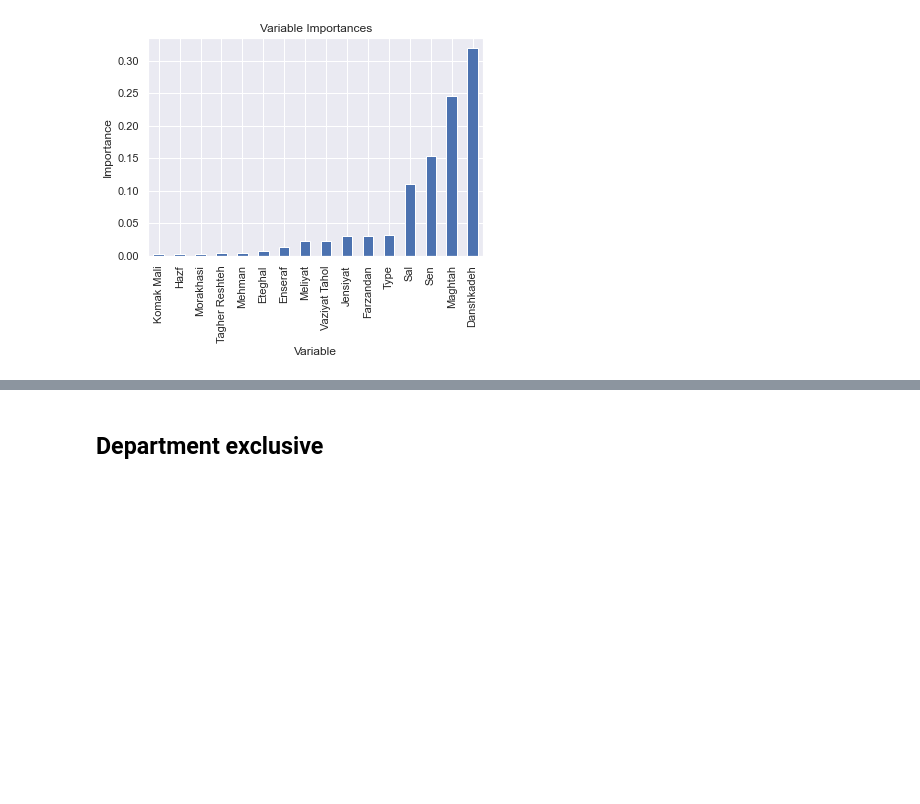
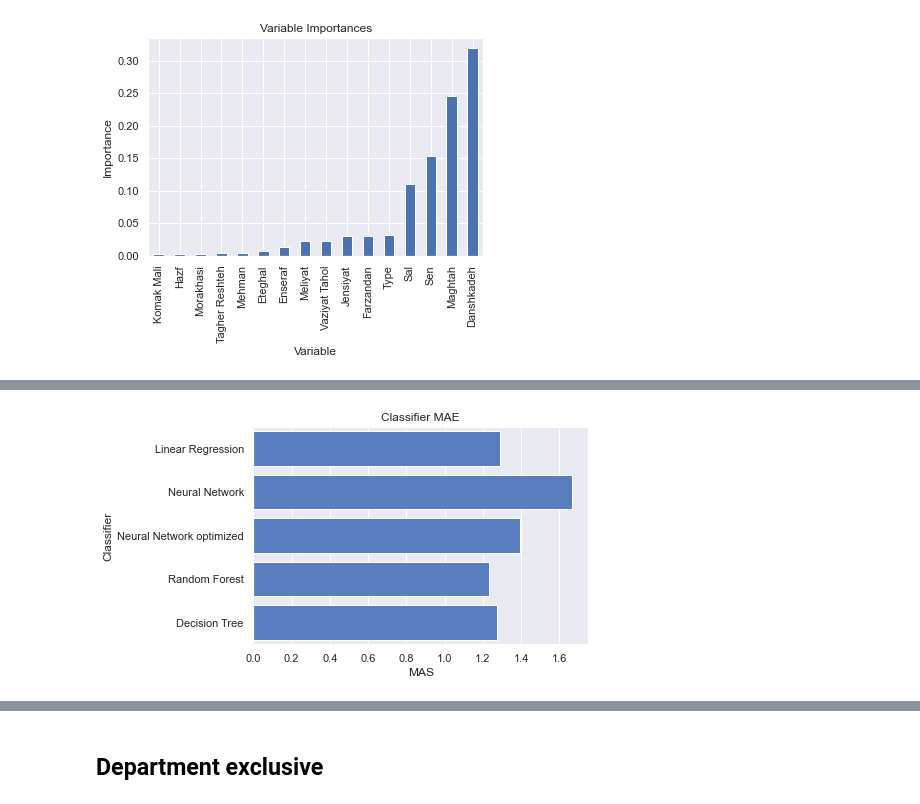
Before and after one commit to mghasemi19/ML_EconEduc, a Jupyter notebook: GPA_Regression.ipynb, the cells around one changed output, grey strips where cells are left out. Saved outputs shown, nothing was run; the diff lists cells and outputs as text; code cells hidden in the pictures; blank space fills up the shorter version.

Commit message:
Bar plots for GPA results

```diff
--- a/GPA_Regression.ipynb
+++ b/GPA_Regression.ipynb
@@ -368,3 +377,9 @@ RMSE: 1.6661830412144734
+# %%
+log_entry = pd.DataFrame([["Neural Network", metrics.mean_absolute_error(y_test, NN_pred),
+                           metrics.mean_squared_error(y_test, NN_pred),
+                           np.sqrt(metrics.mean_squared_error(y_test, NN_pred))
+                           ]], columns=log_cols)
+log = log.append(log_entry)
 # %%
 predictions = model.predict(X_test)
 predictions = predictions.reshape(predictions.shape[0])
@@ -554,3 +569,9 @@ RMSE: 1.4674759264983366
+# %%
+log_entry = pd.DataFrame([["Neural Network optimized", metrics.mean_absolute_error(y_test, NN_pred_opt),
+                           metrics.mean_squared_error(y_test, NN_pred_opt),
+                           np.sqrt(metrics.mean_squared_error(y_test, NN_pred_opt))
+                           ]], columns=log_cols)
+log = log.append(log_entry)
 # %%
 predictions_opt = drop_model.predict(X_test)
 predictions_opt = predictions_opt.reshape(predictions_opt.shape[0])
@@ -591,6 +612,12 @@ MSE: 2.581134777125345
 RMSE: 1.6065910422772016
 [figure]
 [figure]
+# %%
+log_entry = pd.DataFrame([["Random Forest", metrics.mean_absolute_error(y_test, rf_predictions),
+                           metrics.mean_squared_error(y_test, rf_predictions),
+                           np.sqrt(metrics.mean_squared_error(y_test, rf_predictions))
+                           ]], columns=log_cols)
+log = log.append(log_entry)
 # %%
 # Get numerical feature importances
 feature_list = X.columns
@@ -668,6 +695,12 @@ MSE: 2.925784459597957
 RMSE: 1.7104924611344994
 [figure]
 [figure]
+# %%
+log_entry = pd.DataFrame([["Decision Tree", metrics.mean_absolute_error(y_test, dt_predictions),
+                           metrics.mean_squared_error(y_test, dt_predictions),
+                           np.sqrt(metrics.mean_squared_error(y_test, dt_predictions))
+                           ]], columns=log_cols)
+log = log.append(log_entry)
 # %%
 
 # Get numerical feature importances
@@ -722,0 +766,8 @@ plt.ylabel('Importance'); plt.xlabel('Variable'); plt.title('Variable Importance
+# %%
+plt.xlabel('MAE')
+plt.title('Classifier MAE')
+
+sns.set_color_codes("muted")
+sns.barplot(x='MAS', y='Classifier', data=log, color="b");
+# %% [output]
+[figure, added]
```
Also changed, not shown: parts of 9 cells of this notebook, 1 other file.
